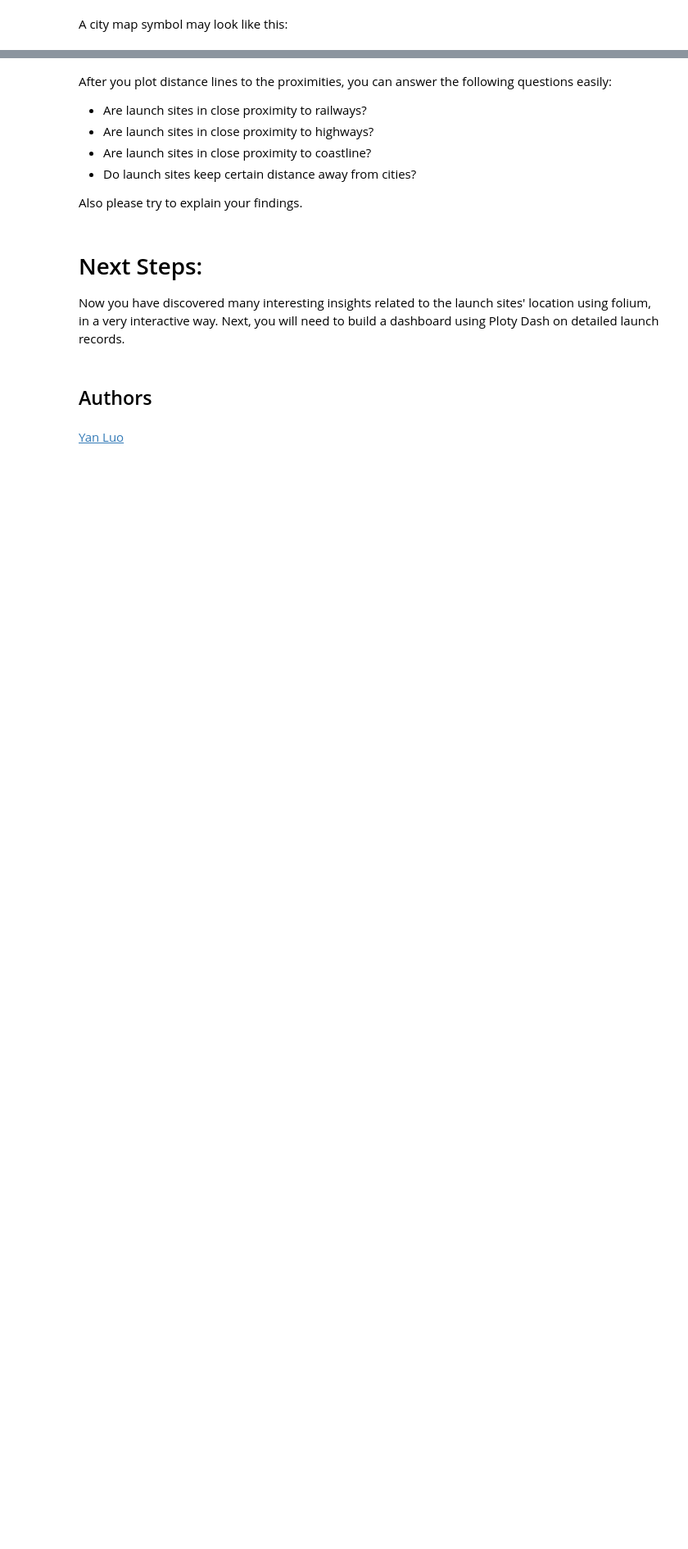
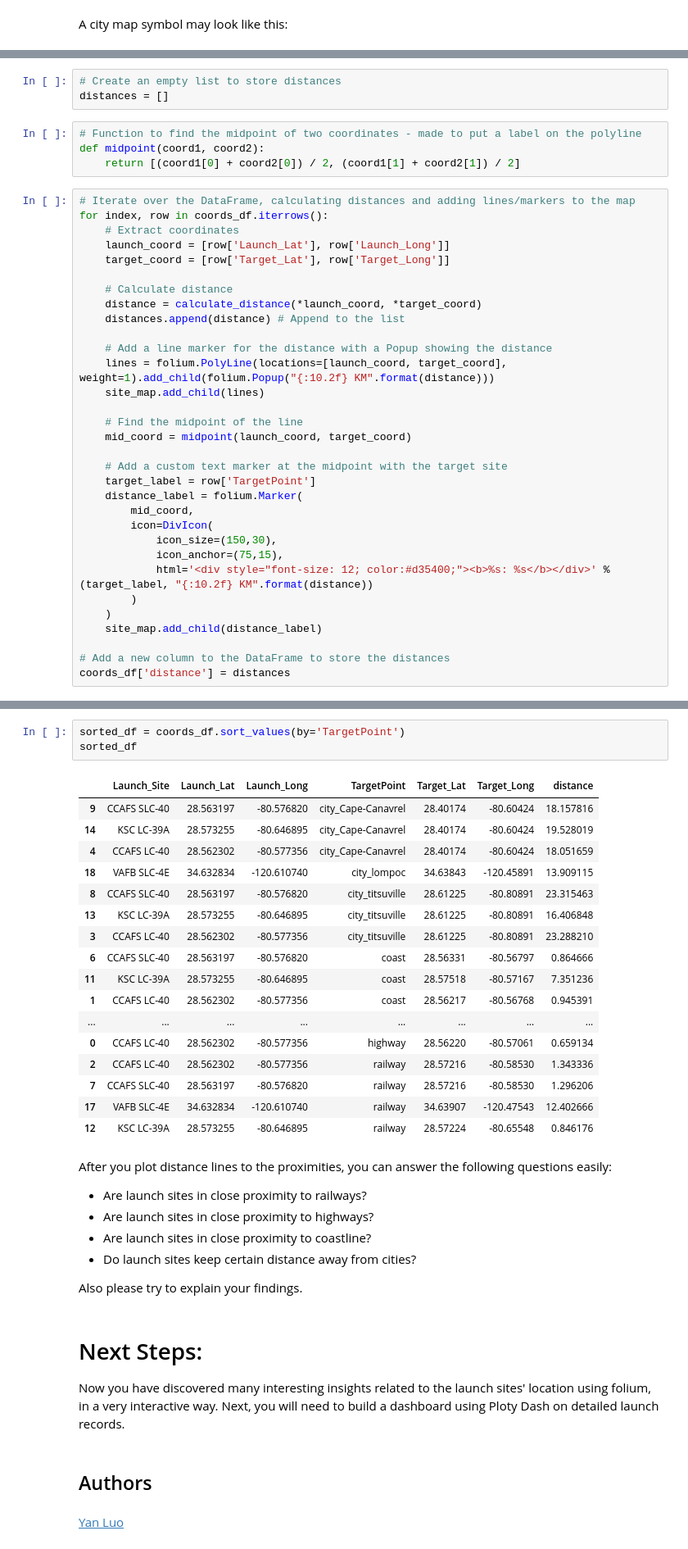
Before and after one commit to corbinae/SpaceYProject, a Jupyter notebook: lab_jupyter_launch_site_location.ipynb, the cells around one changed output, grey strips where cells are left out. Shown: that part at 82% size. Cells and saved outputs as stored; diff of their text form; blank space fills up the shorter version.

Commit message:
updated read me and saved changes to launch notebook

```diff
--- a/lab_jupyter_launch_site_location.ipynb
+++ b/lab_jupyter_launch_site_location.ipynb
@@ -387,0 +369,39 @@ A city map symbol may look like this:
+# %%
+# Create an empty list to store distances
+distances = []
+# %%
+# Function to find the midpoint of two coordinates - made to put a label on the polyline
+def midpoint(coord1, coord2):
+    return [(coord1[0] + coord2[0]) / 2, (coord1[1] + coord2[1]) / 2]
+# %%
+# Iterate over the DataFrame, calculating distances and adding lines/markers to the map
+for index, row in coords_df.iterrows():
+    # Extract coordinates
+    launch_coord = [row['Launch_Lat'], row['Launch_Long']]
+    target_coord = [row['Target_Lat'], row['Target_Long']]
+
+    # Calculate distance
+    distance = calculate_distance(*launch_coord, *target_coord)
+    distances.append(distance) # Append to the list
+
+    # Add a line marker for the distance with a Popup showing the distance
+    lines = folium.PolyLine(locations=[launch_coord, target_coord], weight=1).add_child(folium.Popup("{:10.2f} KM".format(distance)))
+    site_map.add_child(lines)
+
+    # Find the midpoint of the line
+    mid_coord = midpoint(launch_coord, target_coord)
+
+    # Add a custom text marker at the midpoint with the target site
+    target_label = row['TargetPoint']
+    distance_label = folium.Marker(
+        mid_coord,
+        icon=DivIcon(
+            icon_size=(150,30),
+            icon_anchor=(75,15),
+            html='<div style="font-size: 12; color:#d35400;"><b>%s: %s</b></div>' % (target_label, "{:10.2f} KM".format(distance))
+        )
+    )
+    site_map.add_child(distance_label)
+
+# Add a new column to the DataFrame to store the distances
+coords_df['distance'] = distances
@@ -388,3 +412,24 @@ A city map symbol may look like this:
+# %%
+sorted_df = coords_df.sort_values(by='TargetPoint')
+sorted_df
+# %% [output]
+|  | Launch_Site | Launch_Lat | Launch_Long | TargetPoint | Target_Lat | Target_Long | distance |
+| 9 | CCAFS SLC-40 | 28.563197 | -80.576820 | city_Cape-Canavrel | 28.40174 | -80.60424 | 18.157816 |
+| 14 | KSC LC-39A | 28.573255 | -80.646895 | city_Cape-Canavrel | 28.40174 | -80.60424 | 19.528019 |
+| 4 | CCAFS LC-40 | 28.562302 | -80.577356 | city_Cape-Canavrel | 28.40174 | -80.60424 | 18.051659 |
+| 18 | VAFB SLC-4E | 34.632834 | -120.610740 | city_lompoc | 34.63843 | -120.45891 | 13.909115 |
+| 8 | CCAFS SLC-40 | 28.563197 | -80.576820 | city_titsuville | 28.61225 | -80.80891 | 23.315463 |
+| 13 | KSC LC-39A | 28.573255 | -80.646895 | city_titsuville | 28.61225 | -80.80891 | 16.406848 |
+| 3 | CCAFS LC-40 | 28.562302 | -80.577356 | city_titsuville | 28.61225 | -80.80891 | 23.288210 |
+| 6 | CCAFS SLC-40 | 28.563197 | -80.576820 | coast | 28.56331 | -80.56797 | 0.864666 |
+| 11 | KSC LC-39A | 28.573255 | -80.646895 | coast | 28.57518 | -80.57167 | 7.351236 |
+| 1 | CCAFS LC-40 | 28.562302 | -80.577356 | coast | 28.56217 | -80.56768 | 0.945391 |
+| ... | ... | ... | ... | ... | ... | ... | ... |
+| 0 | CCAFS LC-40 | 28.562302 | -80.577356 | highway | 28.56220 | -80.57061 | 0.659134 |
+| 2 | CCAFS LC-40 | 28.562302 | -80.577356 | railway | 28.57216 | -80.58530 | 1.343336 |
+| 7 | CCAFS SLC-40 | 28.563197 | -80.576820 | railway | 28.57216 | -80.58530 | 1.296206 |
+| 17 | VAFB SLC-4E | 34.632834 | -120.610740 | railway | 34.63907 | -120.47543 | 12.402666 |
+| 12 | KSC LC-39A | 28.573255 | -80.646895 | railway | 28.57224 | -80.65548 | 0.846176 |
 # %% [markdown]
 After you plot distance lines to the proximities, you can answer the following questions easily:
 - Are launch sites in close proximity to railways?
```
Also changed, not shown: parts of 14 cells of this notebook, 1 other file.
